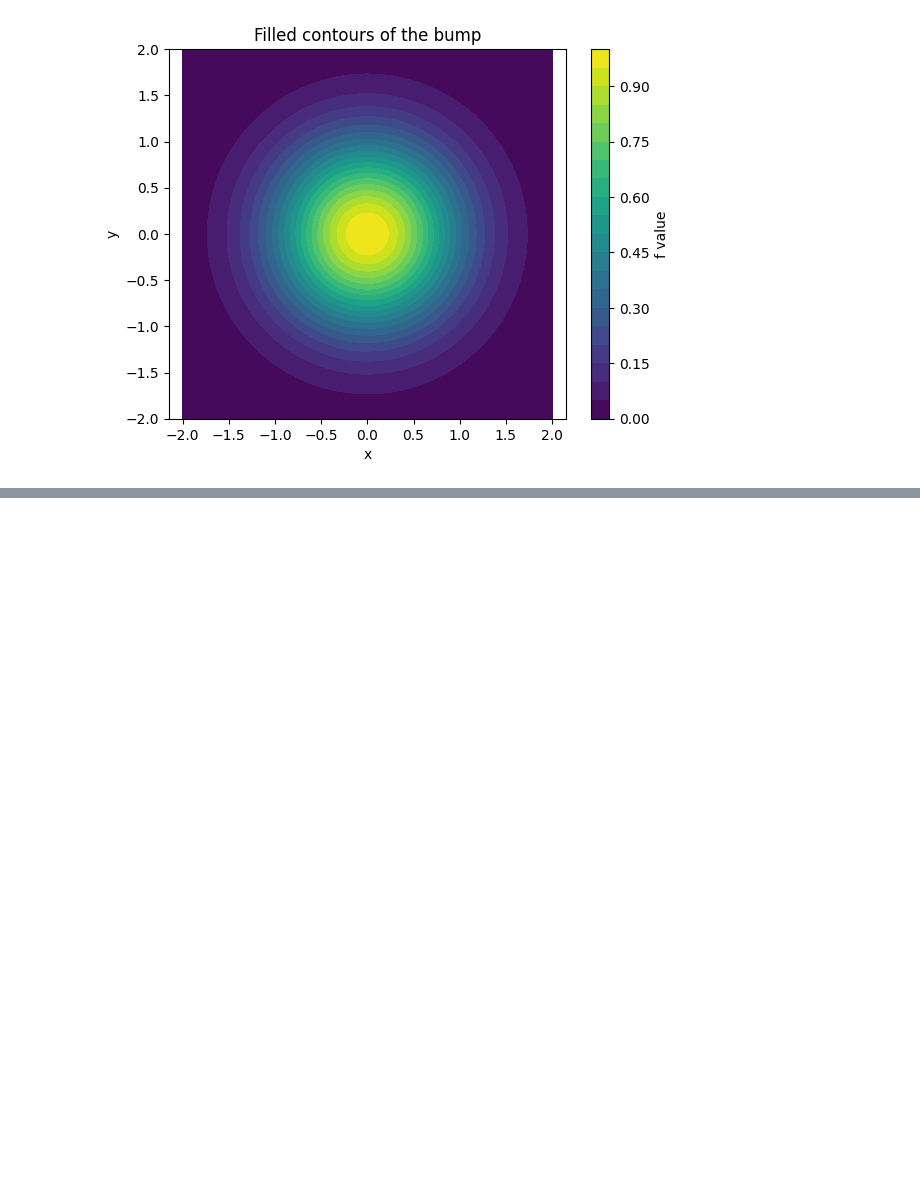
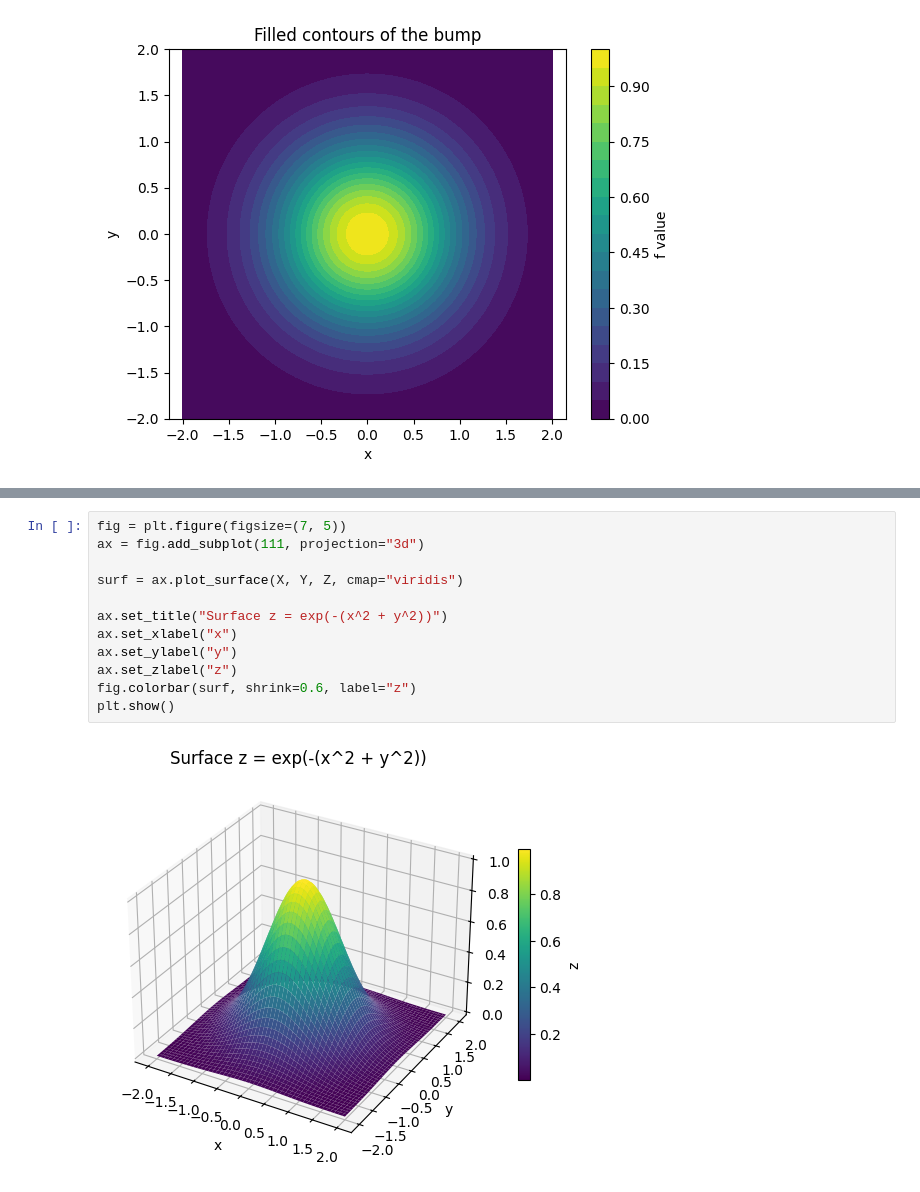
Before and after one commit to JayZeus999/Math-For-ML, a Jupyter notebook: cto-school/02b_surfaces_contours_fields.ipynb, the cells around one changed output, grey strips where cells are left out. Cells and saved outputs as stored; diff of their text form; blank space fills up the shorter version.

Commit message:
Plot a 3d surface of the contour

```diff
--- a/cto-school/02b_surfaces_contours_fields.ipynb
+++ b/cto-school/02b_surfaces_contours_fields.ipynb
@@ -97,0 +106,14 @@ plt.show()
+# %%
+fig = plt.figure(figsize=(7, 5))
+ax = fig.add_subplot(111, projection="3d")
+
+surf = ax.plot_surface(X, Y, Z, cmap="viridis")
+
+ax.set_title("Surface z = exp(-(x^2 + y^2))")
+ax.set_xlabel("x")
+ax.set_ylabel("y")
+ax.set_zlabel("z")
+fig.colorbar(surf, shrink=0.6, label="z")
+plt.show()
+# %% [output]
+[figure, added]
```
Also changed, not shown: parts of 2 cells of this notebook.
